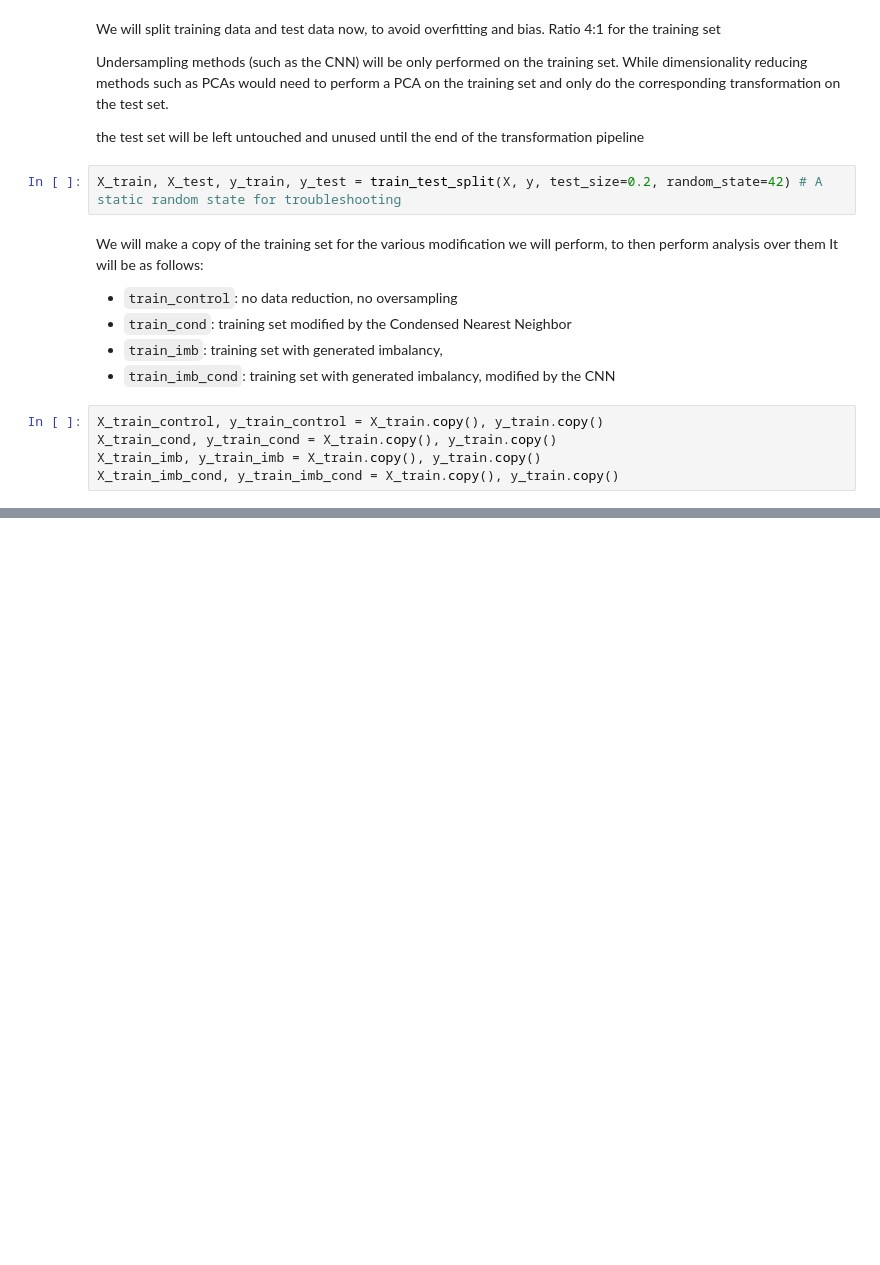
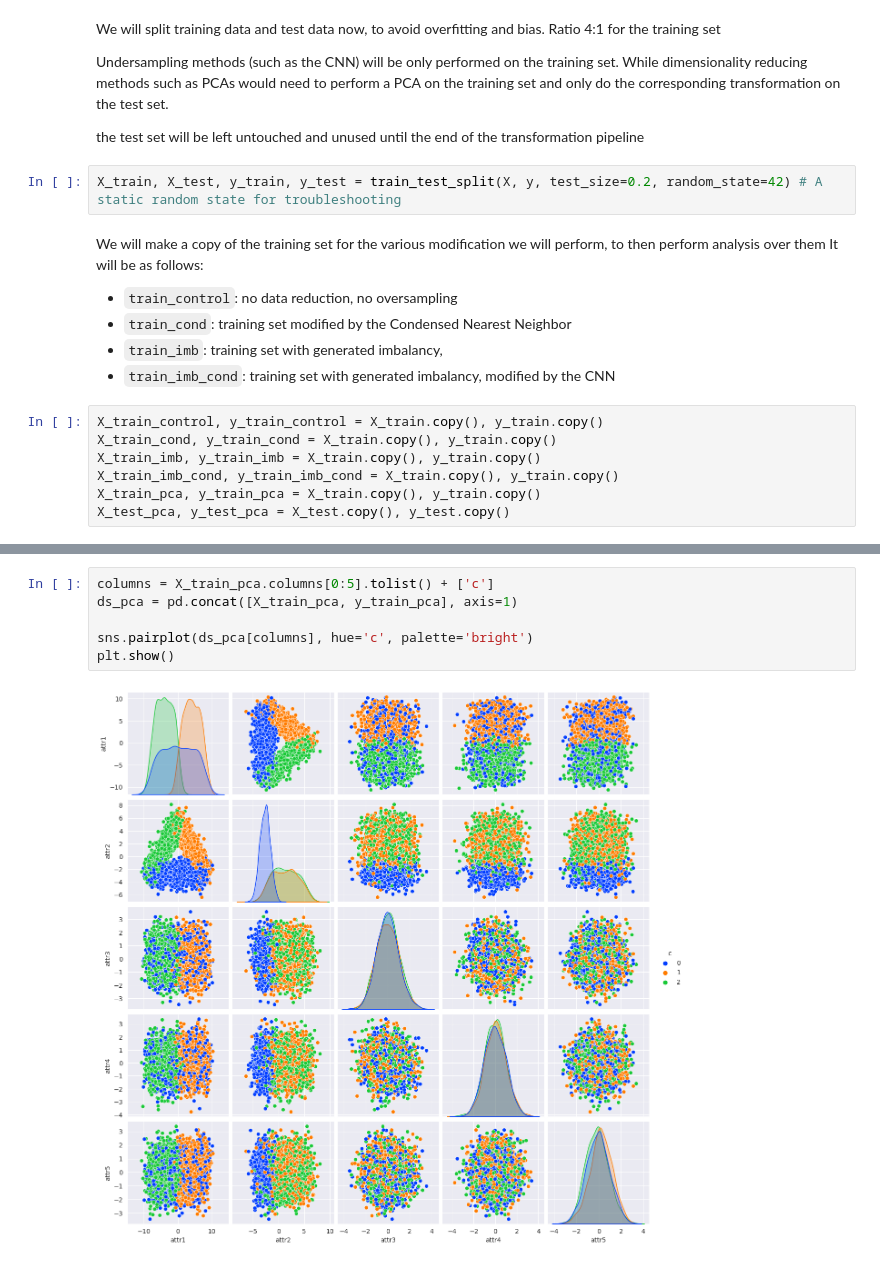
Before and after one commit to valentinRieu/K-NN-Project, a Jupyter notebook: code/analysis_clean.ipynb, the cells around one changed output, grey strips where cells are left out. Saved outputs shown, nothing was run; the diff lists cells and outputs as text; blank space fills up the shorter version.

```diff
--- a/code/analysis_clean.ipynb
+++ b/code/analysis_clean.ipynb
@@ -103,6 +103,8 @@ X_train_control, y_train_control = X_train.copy(), y_train.copy()
 X_train_cond, y_train_cond = X_train.copy(), y_train.copy()
 X_train_imb, y_train_imb = X_train.copy(), y_train.copy()
 X_train_imb_cond, y_train_imb_cond = X_train.copy(), y_train.copy()
+X_train_pca, y_train_pca = X_train.copy(), y_train.copy()
+X_test_pca, y_test_pca = X_test.copy(), y_test.copy()
 # %% [markdown]
 ---
 
@@ -114,0 +390,8 @@ Organization of the tasks:
+# %%
+columns = X_train_pca.columns[0:5].tolist() + ['c']
+ds_pca = pd.concat([X_train_pca, y_train_pca], axis=1)
+
+sns.pairplot(ds_pca[columns], hue='c', palette='bright')
+plt.show()
+# %% [output]
+[figure, added]
```
Also changed, not shown: parts of 27 cells of this notebook.
